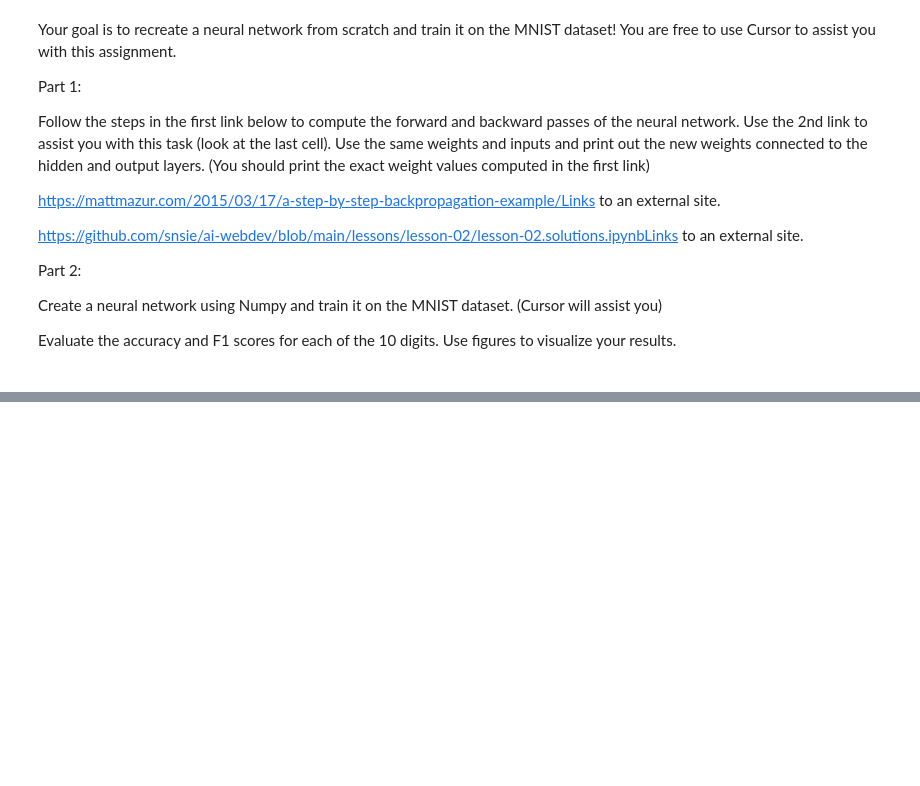
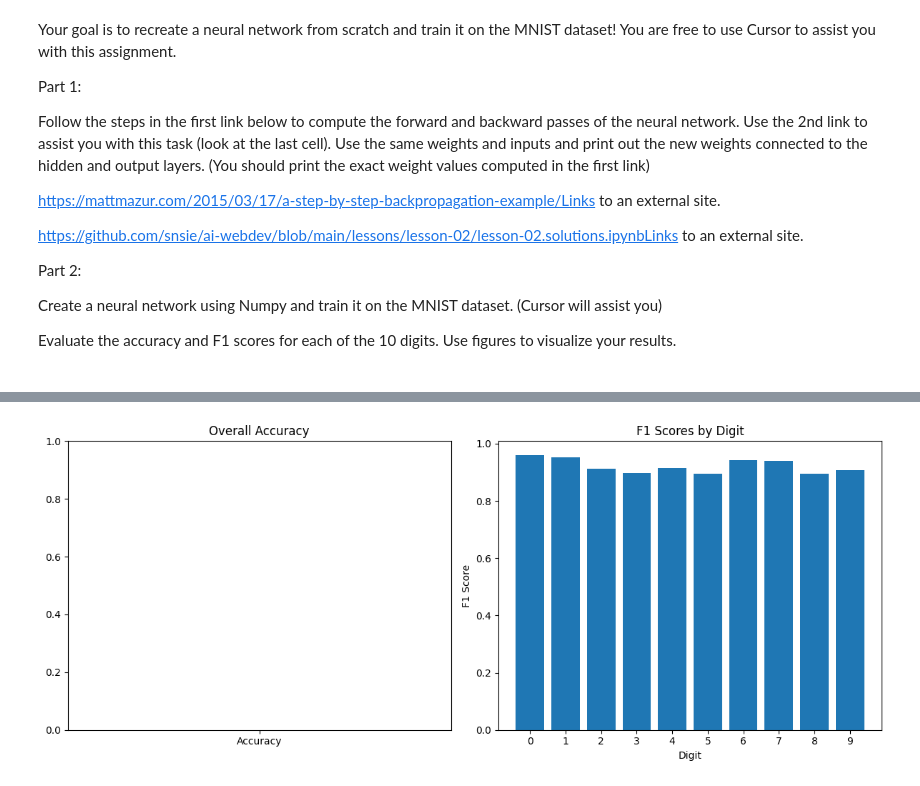
Before and after one commit to Heather-bu/bme3053c, a Jupyter notebook: midterm_part2.ipynb, the cells around one changed output, grey strips where cells are left out. Saved outputs shown, nothing was run; the diff lists cells and outputs as text; code cells hidden in the pictures; blank space fills up the shorter version.

```diff
--- a/midterm_part2.ipynb
+++ b/midterm_part2.ipynb
@@ -24,0 +134,99 @@ Evaluate the accuracy and F1 scores for each of the 10 digits. Use figures to vi
+# %%
+
+
+# Load MNIST dataset
+print("Loading MNIST dataset...")
+X, y = fetch_openml('mnist_784', version=1, return_X_y=True, as_frame=False)
+X = X / 255.0  # Normalize pixel values
+
+# Split the data
+X_train, X_test, y_train, y_test = train_test_split(X, y, test_size=0.2, random_state=42)
+
+class NeuralNetwork:
+    def __init__(self, input_size, hidden_size, output_size):
+        self.weights1 = np.random.randn(input_size, hidden_size) * 0.01
+        self.weights2 = np.random.randn(hidden_size, output_size) * 0.01
+        self.bias1 = np.zeros((1, hidden_size))
+        self.bias2 = np.zeros((1, output_size))
+
+    def sigmoid(self, x):
+        return 1 / (1 + np.exp(-np.clip(x, -500, 500)))
+
+    def sigmoid_derivative(self, x):
+        return x * (1 - x)
+
+    def forward(self, X):
+        self.hidden = self.sigmoid(np.dot(X, self.weights1) + self.bias1)
+        self.output = self.sigmoid(np.dot(self.hidden, self.weights2) + self.bias2)
+        return self.output
+
+    def backward(self, X, y, learning_rate):
+        m = X.shape[0]
+
+        # Convert y to one-hot encoding
+        y_one_hot = np.zeros((m, 10))
+        y_one_hot[np.arange(m), y.astype(int)] = 1
+
+        # Backward pass
+        output_error = self.output - y_one_hot
+        hidden_error = np.dot(output_error, self.weights2.T) * self.sigmoid_derivative(self.hidden)
+
+        # Update weights and biases
+        self.weights2 -= learning_rate * np.dot(self.hidden.T, output_error) / m
+        self.bias2 -= learning_rate * np.sum(output_error, axis=0, keepdims=True) / m
+        self.weights1 -= learning_rate * np.dot(X.T, hidden_error) / m
+        self.bias1 -= learning_rate * np.sum(hidden_error, axis=0, keepdims=True) / m
+
+# Initialize and train the network
+nn = NeuralNetwork(784, 128, 10)
+learning_rate = 0.1
+epochs = 10
+batch_size = 128
+
+# Training loop
+print("Training the network...")
+for epoch in range(epochs):
+    for i in range(0, len(X_train), batch_size):
+        batch_X = X_train[i:i+batch_size]
+        batch_y = y_train[i:i+batch_size]
+
+        # Forward and backward passes
+        nn.forward(batch_X)
+        nn.backward(batch_X, batch_y, learning_rate)
+
+    # Calculate accuracy for this epoch
+    predictions = np.argmax(nn.forward(X_test), axis=1)
+    accuracy = accuracy_score(y_test, predictions)
+    print(f"Epoch {epoch + 1}/{epochs}, Accuracy: {accuracy:.4f}")
+
+# Final evaluation
+predictions = np.argmax(nn.forward(X_test), axis=1)
+accuracy = accuracy_score(y_test, predictions)
+f1_scores = f1_score(y_test.astype(int), predictions, average=None)
+
+# Visualize results
+plt.figure(figsize=(12, 5))
+
+# Plot accuracy
+plt.subplot(1, 2, 1)
+plt.bar(['Accuracy'], [accuracy])
+plt.title('Overall Accuracy')
+plt.ylim(0, 1)
+
+# Plot F1 scores
+plt.subplot(1, 2, 2)
+plt.bar(range(10), f1_scores)
+plt.title('F1 Scores by Digit')
+plt.xlabel('Digit')
+plt.ylabel('F1 Score')
+plt.xticks(range(10))
+
+plt.tight_layout()
+plt.show()
+
+# Print metrics
+print(f"\nOverall Accuracy: {accuracy:.4f}")
+print("\nF1 Scores by digit:")
+for digit, f1 in enumerate(f1_scores):
+    print(f"Digit {digit}: {f1:.4f}")
+# %% [output]
@@ -24,0 +245 @@ Evaluate the accuracy and F1 scores for each of the 10 digits. Use figures to vi
+[figure, added]
```
Also changed, not shown: parts of 2 cells of this notebook.
